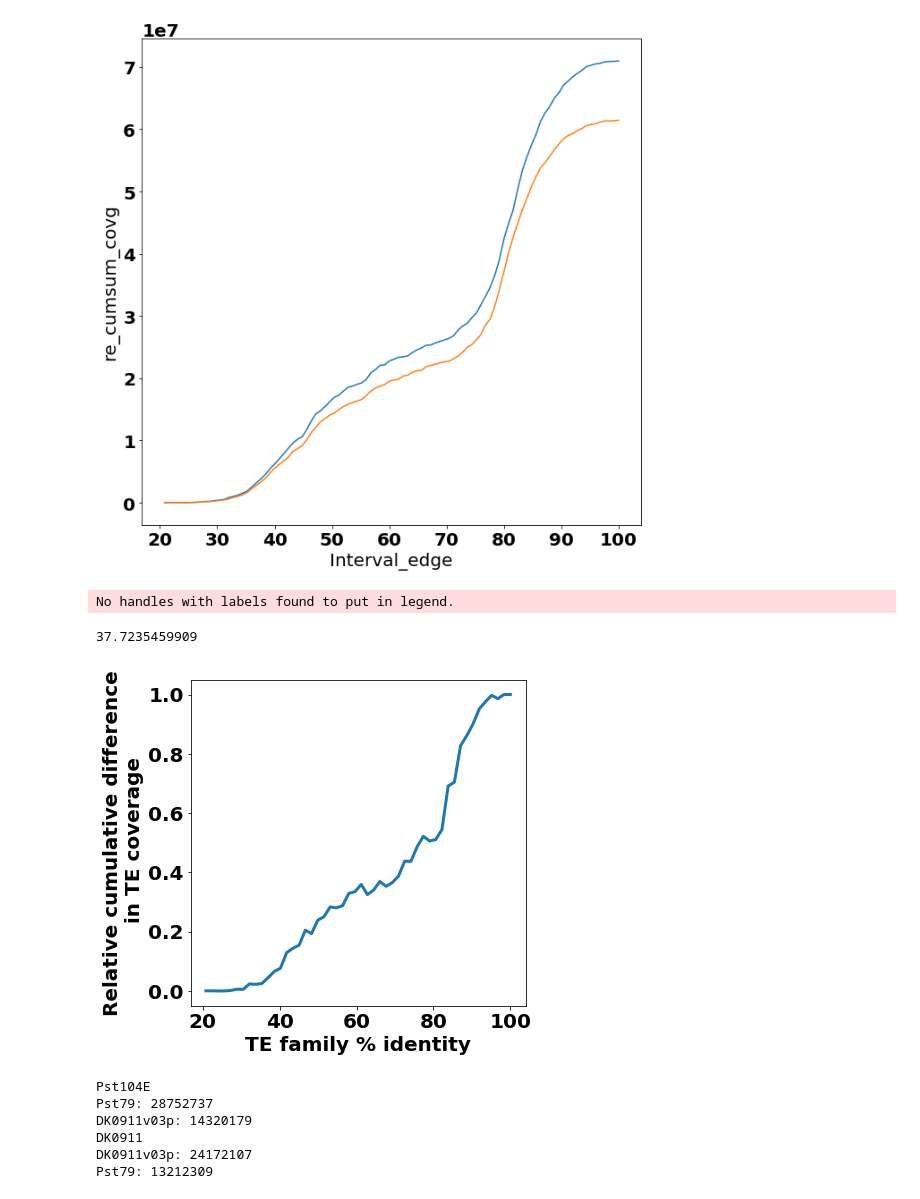
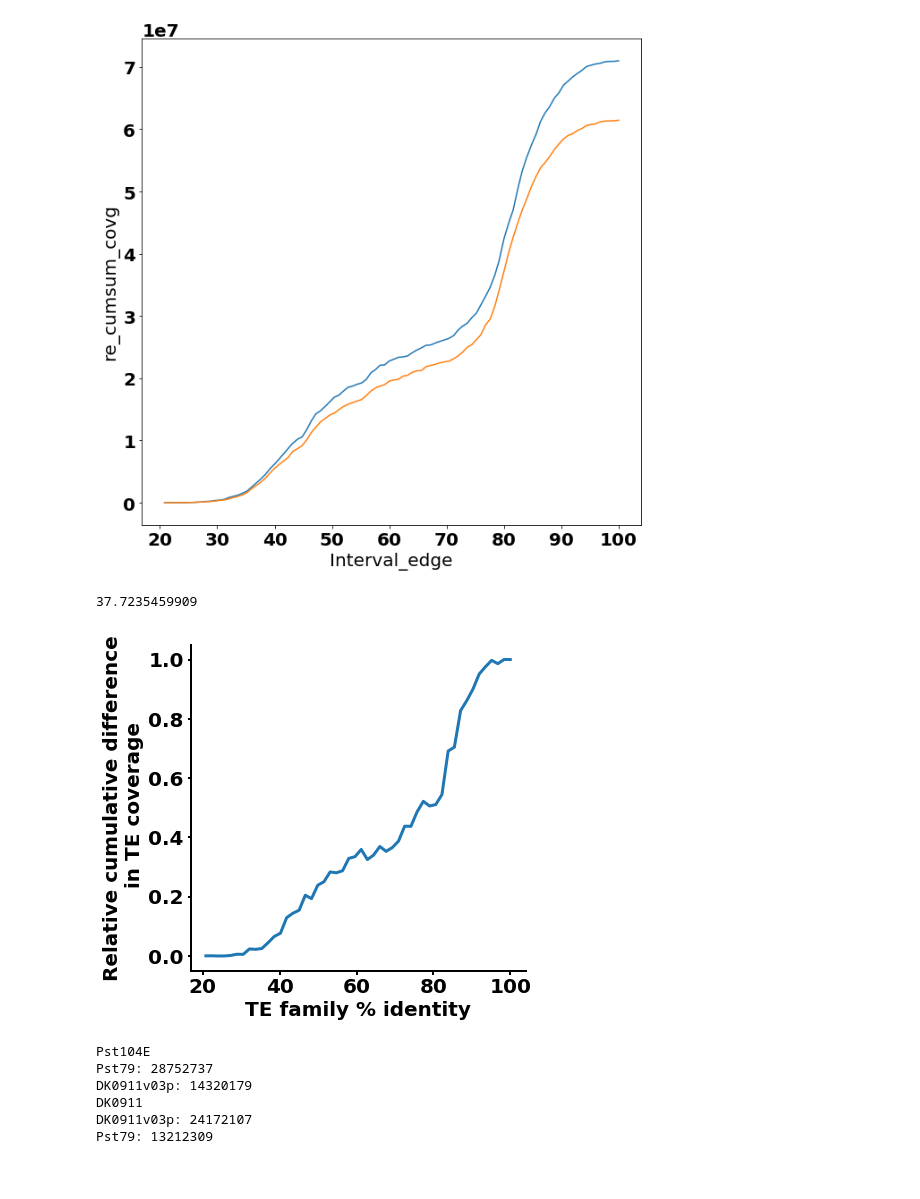
Before and after one commit to Team-Schwessinger/DK_0911-1, a Jupyter notebook: scripts/DK0911_TE_variation_analysis.ipynb, the cells around one changed output. Cells and saved outputs as stored; diff of their text form; code cells hidden in the pictures.

```diff
--- a/scripts/DK0911_TE_variation_analysis.ipynb
+++ b/scripts/DK0911_TE_variation_analysis.ipynb
@@ -116,5 +116,12 @@ ax.set_ylabel('Relative frequency', **font)
 ax.set_xlabel('TE family % identity', **font)
 outfn = os.path.join(OUTPATH, 'SF2A_TE_variation.tiff')
 plt.legend(frameon=False)
+#['top','bottom','left','right']
+for axis in ['bottom','left']:
+    ax.spines[axis].set_linewidth(2)
+for axis in ['top','right']:
+    ax.spines[axis].set_linewidth(0)
+ax.tick_params(width=2)
+
 plt.savefig(outfn, dpi=600,bbox_inches='tight')
 # %% [output]
@@ -128,22 +135,26 @@ for genome in genomes:
 # %%
 f, ax = plt.subplots(figsize=(6,6))
 difference = (sum_df_dict["Pst104E"]["re_cumsum_covg"] - sum_df_dict["DK0911"]["re_cumsum_covg"])\
 /(sum_df_dict["Pst104E"]["covg"].sum()-sum_df_dict["DK0911"]["covg"].sum())
 print(difference.sum())
 x, y = sum_df_dict["Pst104E"]['Interval_edge'], difference
 xnew = np.linspace(x.min(), x.max(), num=50, endpoint=True)
 f2 = interp1d(x, y)
 ax.plot(xnew, f2(xnew), '-', linewidth=3)
 ax.set_ylabel('Relative cumulative difference\n in TE coverage', **font)
 ax.set_xlabel('TE family % identity', **font)
 outfn = os.path.join(OUTPATH, 'SF2B_TE_cum_diff.tiff')
-plt.legend(frameon=False)
+#plt.legend(frameon=False)
+#['top','bottom','left','right']
+for axis in ['bottom','left']:
+    ax.spines[axis].set_linewidth(2)
+for axis in ['top','right']:
+    ax.spines[axis].set_linewidth(0)
+ax.tick_params(width=2)
 plt.savefig(outfn, dpi=600,bbox_inches='tight')
-#sns.lineplot(sum_df_dict[genome]['Interval_edge'], difference)
 # %% [output]
-No handles with labels found to put in legend.
+37.7235459909
-37.7235459909
-[figure, old version]
+[figure, new version]
 # %%
 for genome, rgenome, other_rgenome in zip(genomes,  [ 'Pst79', 'DK0911v03p'],  ['DK0911v03p', 'Pst79']):
     print(genome)
```
Also changed, not shown: parts of 1 cell of this notebook.
